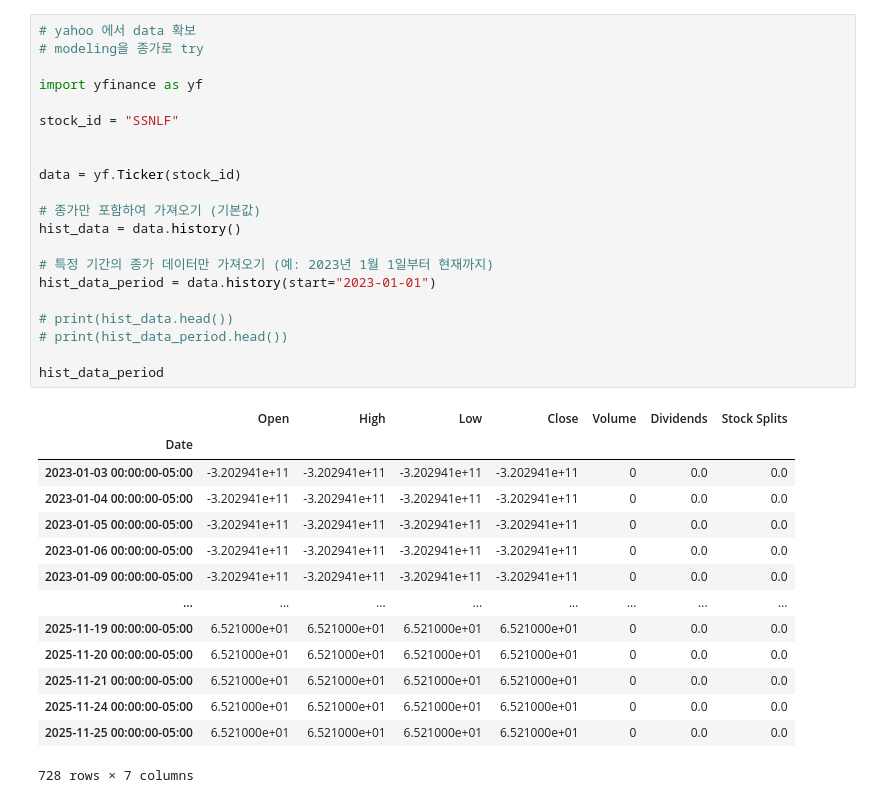
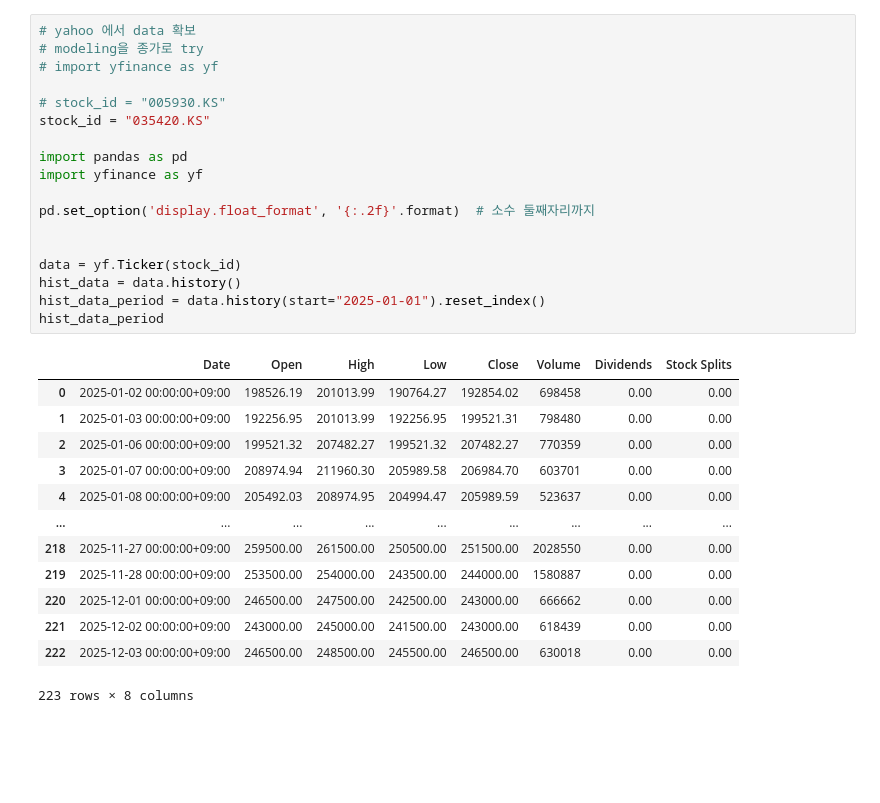
Before and after one commit to twopairs/stock-model, a Jupyter notebook: src/algo1/data-prep.ipynb, the cells around one changed output. Cells and saved outputs as stored; diff of their text form; blank space fills up the shorter version.

```diff
--- a/src/algo1/data-prep.ipynb
+++ b/src/algo1/data-prep.ipynb
@@ -1,36 +1,32 @@
 # %%
 # yahoo 에서 data 확보
 # modeling을 종가로 try
+# import yfinance as yf
 
+# stock_id = "005930.KS"
+stock_id = "035420.KS"
+
+import pandas as pd
 import yfinance as yf
 
-stock_id = "SSNLF"
+pd.set_option('display.float_format', '{:.2f}'.format)  # 소수 둘째자리까지
 
 
 data = yf.Ticker(stock_id)
-
-# 종가만 포함하여 가져오기 (기본값)
 hist_data = data.history()
-
-# 특정 기간의 종가 데이터만 가져오기 (예: 2023년 1월 1일부터 현재까지)
-hist_data_period = data.history(start="2023-01-01")
-
-# print(hist_data.head())
-# print(hist_data_period.head())
-
+hist_data_period = data.history(start="2025-01-01").reset_index()
 hist_data_period
 # %% [output]
-|  | Open | High | Low | Close | Volume | Dividends | Stock Splits |
-| Date |  |  |  |  |  |  |  |
-| 2023-01-03 00:00:00-05:00 | -3.202941e+11 | -3.202941e+11 | -3.202941e+11 | -3.202941e+11 | 0 | 0.0 | 0.0 |
-| 2023-01-04 00:00:00-05:00 | -3.202941e+11 | -3.202941e+11 | -3.202941e+11 | -3.202941e+11 | 0 | 0.0 | 0.0 |
-| 2023-01-05 00:00:00-05:00 | -3.202941e+11 | -3.202941e+11 | -3.202941e+11 | -3.202941e+11 | 0 | 0.0 | 0.0 |
-| 2023-01-06 00:00:00-05:00 | -3.202941e+11 | -3.202941e+11 | -3.202941e+11 | -3.202941e+11 | 0 | 0.0 | 0.0 |
-| 2023-01-09 00:00:00-05:00 | -3.202941e+11 | -3.202941e+11 | -3.202941e+11 | -3.202941e+11 | 0 | 0.0 | 0.0 |
-| ... | ... | ... | ... | ... | ... | ... | ... |
-| 2025-11-19 00:00:00-05:00 | 6.521000e+01 | 6.521000e+01 | 6.521000e+01 | 6.521000e+01 | 0 | 0.0 | 0.0 |
-| 2025-11-20 00:00:00-05:00 | 6.521000e+01 | 6.521000e+01 | 6.521000e+01 | 6.521000e+01 | 0 | 0.0 | 0.0 |
-| 2025-11-21 00:00:00-05:00 | 6.521000e+01 | 6.521000e+01 | 6.521000e+01 | 6.521000e+01 | 0 | 0.0 | 0.0 |
-| 2025-11-24 00:00:00-05:00 | 6.521000e+01 | 6.521000e+01 | 6.521000e+01 | 6.521000e+01 | 0 | 0.0 | 0.0 |
-| 2025-11-25 00:00:00-05:00 | 6.521000e+01 | 6.521000e+01 | 6.521000e+01 | 6.521000e+01 | 0 | 0.0 | 0.0 |
+|  | Date | Open | High | Low | Close | Volume | Dividends | Stock Splits |
+| 0 | 2025-01-02 00:00:00+09:00 | 198526.19 | 201013.99 | 190764.27 | 192854.02 | 698458 | 0.00 | 0.00 |
+| 1 | 2025-01-03 00:00:00+09:00 | 192256.95 | 201013.99 | 192256.95 | 199521.31 | 798480 | 0.00 | 0.00 |
+| 2 | 2025-01-06 00:00:00+09:00 | 199521.32 | 207482.27 | 199521.32 | 207482.27 | 770359 | 0.00 | 0.00 |
+| 3 | 2025-01-07 00:00:00+09:00 | 208974.94 | 211960.30 | 205989.58 | 206984.70 | 603701 | 0.00 | 0.00 |
+| 4 | 2025-01-08 00:00:00+09:00 | 205492.03 | 208974.95 | 204994.47 | 205989.59 | 523637 | 0.00 | 0.00 |
+| ... | ... | ... | ... | ... | ... | ... | ... | ... |
+| 218 | 2025-11-27 00:00:00+09:00 | 259500.00 | 261500.00 | 250500.00 | 251500.00 | 2028550 | 0.00 | 0.00 |
+| 219 | 2025-11-28 00:00:00+09:00 | 253500.00 | 254000.00 | 243500.00 | 244000.00 | 1580887 | 0.00 | 0.00 |
+| 220 | 2025-12-01 00:00:00+09:00 | 246500.00 | 247500.00 | 242500.00 | 243000.00 | 666662 | 0.00 | 0.00 |
+| 221 | 2025-12-02 00:00:00+09:00 | 243000.00 | 245000.00 | 241500.00 | 243000.00 | 618439 | 0.00 | 0.00 |
+| 222 | 2025-12-03 00:00:00+09:00 | 246500.00 | 248500.00 | 245500.00 | 246500.00 | 630018 | 0.00 | 0.00 |
-728 rows × 7 columns
+223 rows × 8 columns
```
Also changed, not shown: parts of 5 cells of this notebook.
